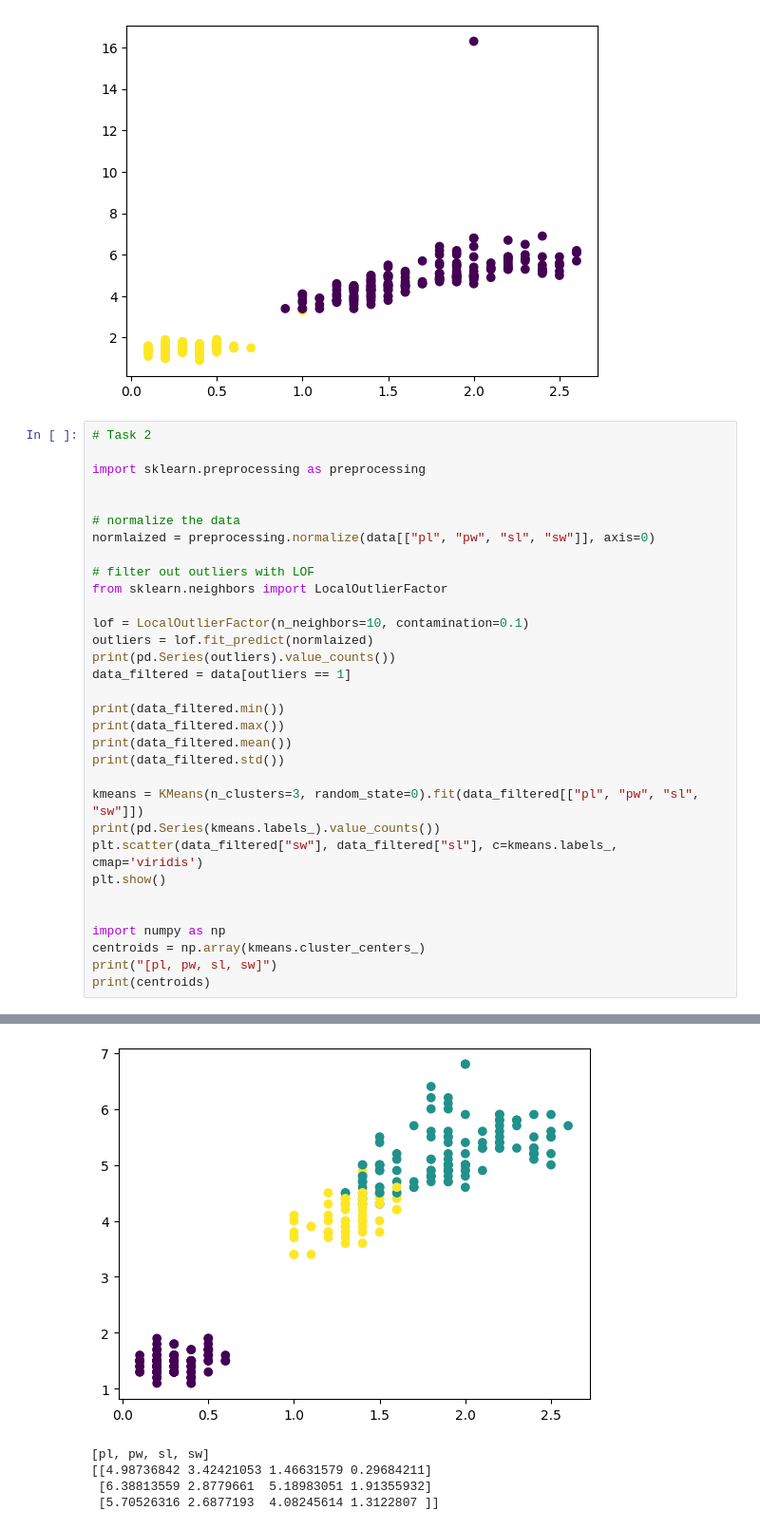
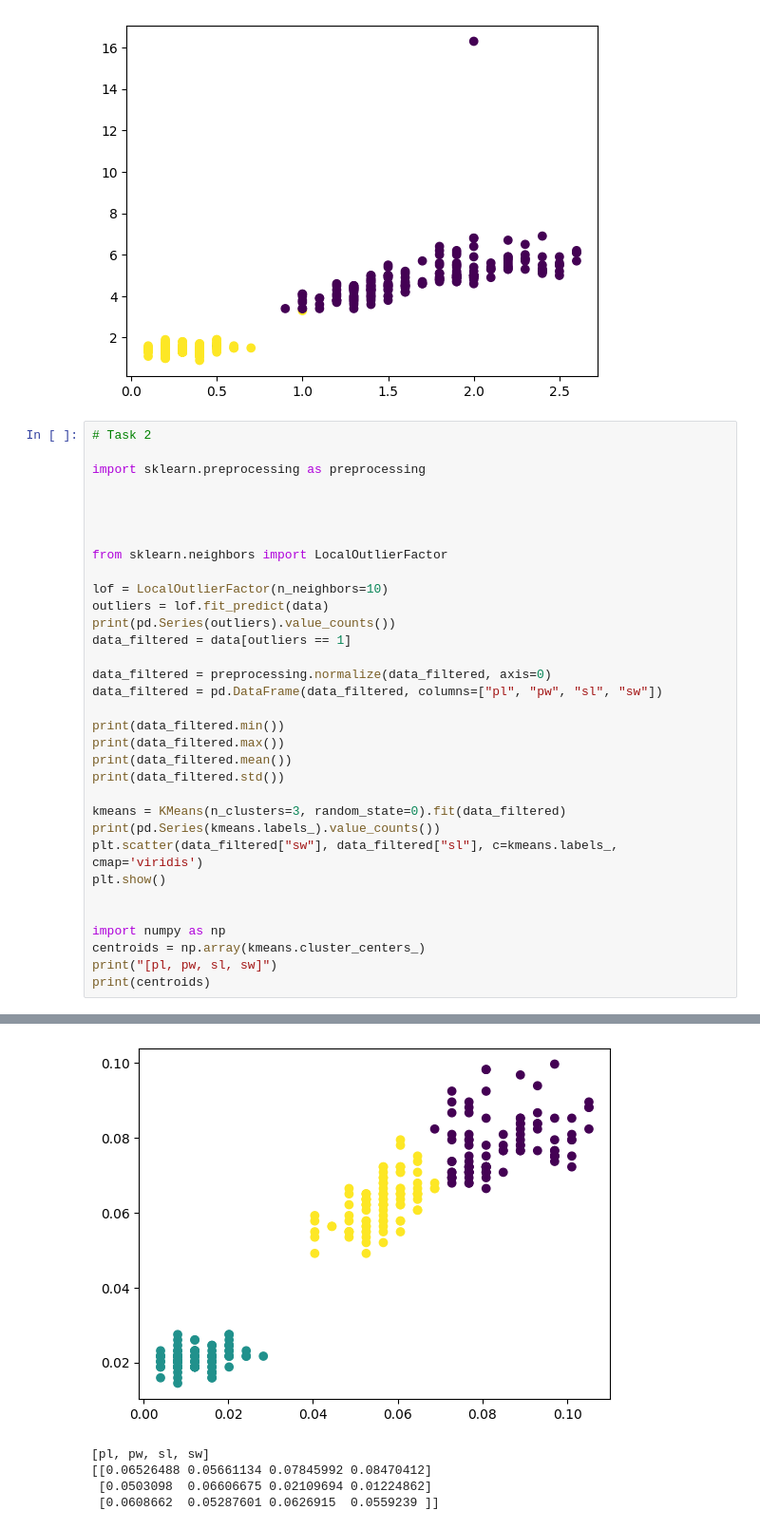
Before and after one commit to jonas-blum/data-mining-1, a Jupyter notebook: assignment-3/assignment3-jonas.ipynb, the cells around one changed output, grey strips where cells are left out. Shown at 95% size. Cells and saved outputs as stored; diff of their text form.

```diff
--- a/assignment-3/assignment3-jonas.ipynb
+++ b/assignment-3/assignment3-jonas.ipynb
@@ -40,23 +40,24 @@ Name: count, dtype: int64
 import sklearn.preprocessing as preprocessing
 
 
-# normalize the data
-normlaized = preprocessing.normalize(data[["pl", "pw", "sl", "sw"]], axis=0)
 
-# filter out outliers with LOF
+
 from sklearn.neighbors import LocalOutlierFactor
 
-lof = LocalOutlierFactor(n_neighbors=10, contamination=0.1)
-outliers = lof.fit_predict(normlaized)
+lof = LocalOutlierFactor(n_neighbors=10)
+outliers = lof.fit_predict(data)
 print(pd.Series(outliers).value_counts())
 data_filtered = data[outliers == 1]
+
+data_filtered = preprocessing.normalize(data_filtered, axis=0)
+data_filtered = pd.DataFrame(data_filtered, columns=["pl", "pw", "sl", "sw"])
 
 print(data_filtered.min())
 print(data_filtered.max())
 print(data_filtered.mean())
 print(data_filtered.std())
 
-kmeans = KMeans(n_clusters=3, random_state=0).fit(data_filtered[["pl", "pw", "sl", "sw"]])
+kmeans = KMeans(n_clusters=3, random_state=0).fit(data_filtered)
 print(pd.Series(kmeans.labels_).value_counts())
 plt.scatter(data_filtered["sw"], data_filtered["sl"], c=kmeans.labels_, cmap='viridis')
 plt.show()
@@ -86,9 +87,9 @@ sw    2.6
 Name: count, dtype: int64
-[figure, old version]
+[figure, new version]
 [pl, pw, sl, sw]
-[[4.98736842 3.42421053 1.46631579 0.29684211]
- [6.38813559 2.8779661  5.18983051 1.91355932]
- [5.70526316 2.6877193  4.08245614 1.3122807 ]]
+[[0.06526488 0.05661134 0.07845992 0.08470412]
+ [0.0503098  0.06606675 0.02109694 0.01224862]
+ [0.0608662  0.05287601 0.0626915  0.0559239 ]]
 # %%
 import sklearn.metrics
 
```
Also changed, not shown: parts of 4 cells of this notebook, 1 other file.
